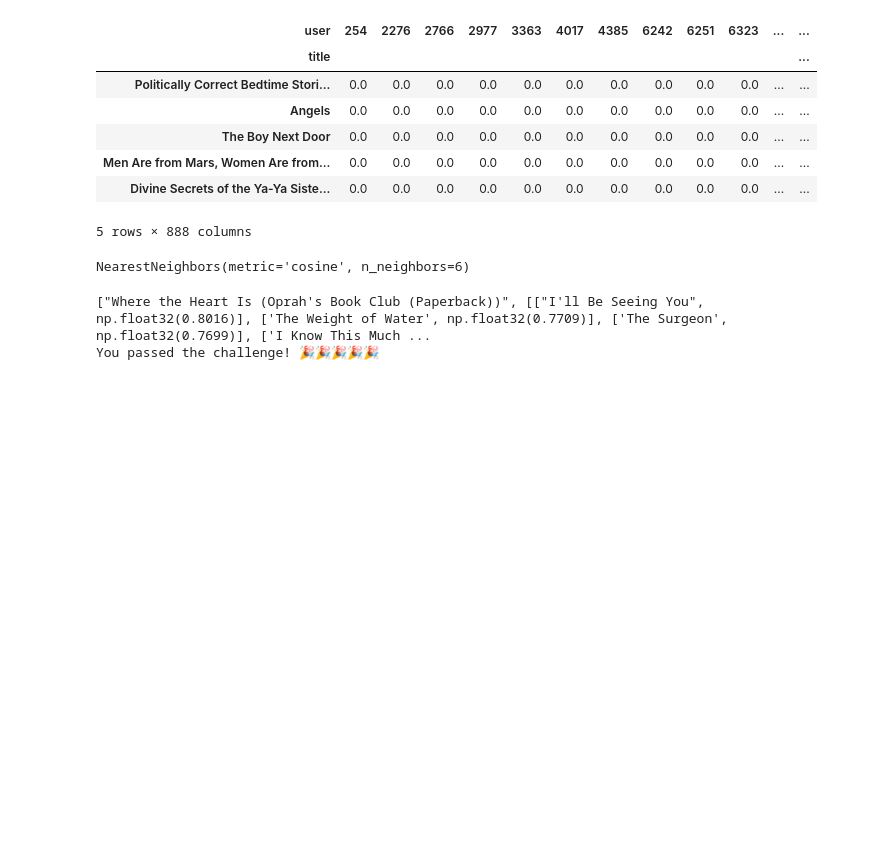
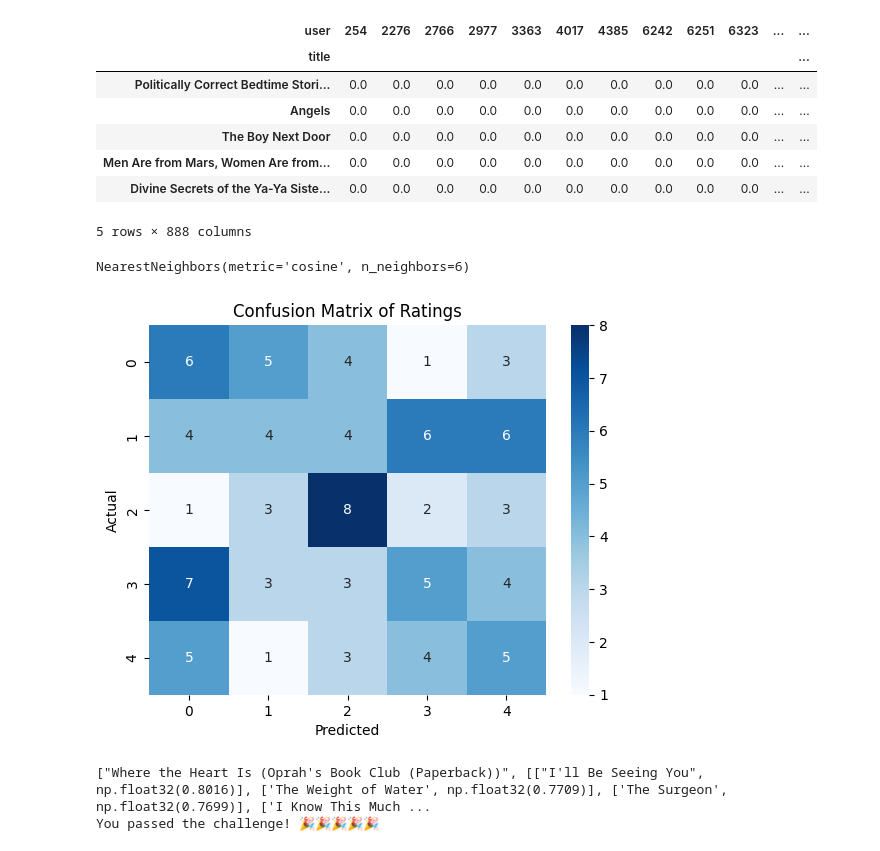
Before and after one commit to shoaibgi/10Pearls-AQI_Predictor, a Jupyter notebook: fcc_book_recommendation_knn.ipynb, the cells around one changed output. Drawn from its saved outputs; the diff is of its cells as text; code cells hidden in the pictures; blank space fills up the shorter version.

```diff
--- a/fcc_book_recommendation_knn.ipynb
+++ b/fcc_book_recommendation_knn.ipynb
@@ -368,6 +368,18 @@ def get_recommends(book = ""):
 
 
   return [book,recommended_books]
+# %%
+actual = np.random.randint(1, 6, 100)      # true ratings 1–5
+predicted = np.random.randint(1, 6, 100)   # predicted ratings 1–5
+
+cm = confusion_matrix(actual, predicted)
+sns.heatmap(cm, annot=True, fmt="d", cmap="Blues")
+plt.title("Confusion Matrix of Ratings")
+plt.xlabel("Predicted")
+plt.ylabel("Actual")
+plt.show()
+# %% [output]
+[figure, added]
 # %%
 books = get_recommends("Where the Heart Is (Oprah's Book Club (Paperback))")
 print(books)
```
